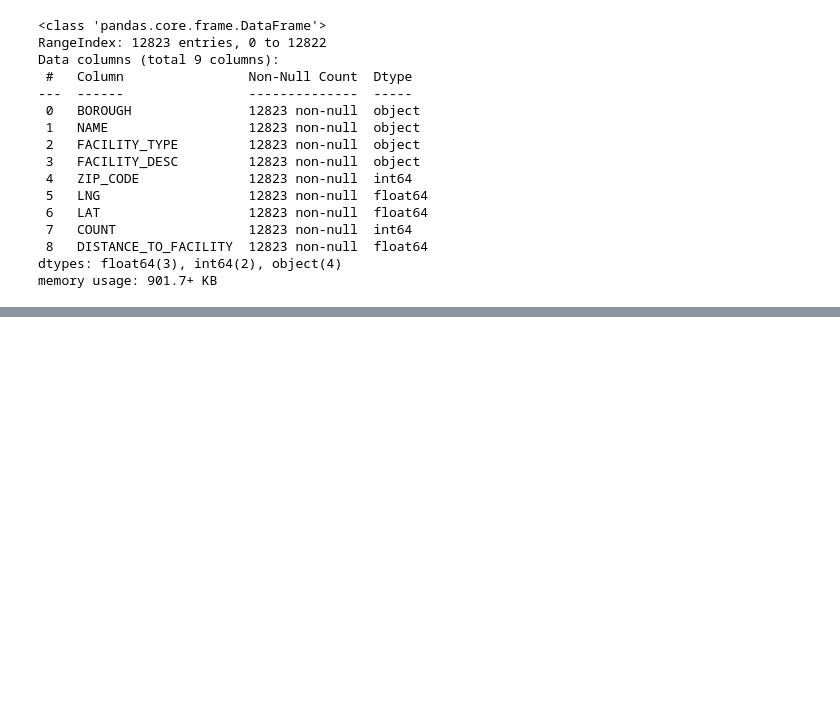
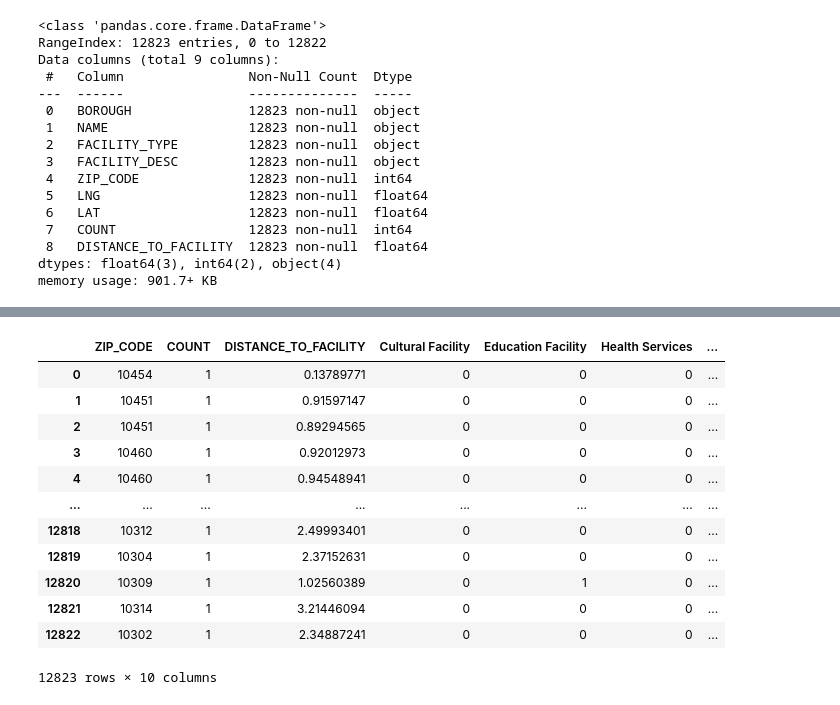
Before and after one commit to NikAkt/reiah, a Jupyter notebook: data_analytics/data_cleaning/amenities_data/amenities_data.ipynb, the cells around one changed output, grey strips where cells are left out. Saved outputs shown, nothing was run; the diff lists cells and outputs as text; code cells hidden in the pictures; blank space fills up the shorter version.

```diff
--- a/data_analytics/data_cleaning/amenities_data/amenities_data.ipynb
+++ b/data_analytics/data_cleaning/amenities_data/amenities_data.ipynb
@@ -390,4 +390,4 @@ dtypes: float64(3), int64(2), object(4)
 memory usage: 901.7+ KB
 # %%
 # Drop
-grouped_data.drop(columns=['NAME', 'DISTANCE_TO_FACILITY', 'BOROUGH', 'FACILITY_DESC'], inplace=True)
+grouped_data.drop(columns=['NAME', 'BOROUGH', 'FACILITY_DESC', 'LNG', 'LAT'], inplace=True)
@@ -394,3 +410,36 @@ grouped_data.drop(columns=['NAME', 'DISTANCE_TO_FACILITY', 'BOROUGH', 'FACILITY_
 # %%
 # Save
 grouped_data.to_csv('amenities_model_data.csv', index=False)
+# %%
+import pandas as pd
+
+# One-hot encode
+one_hot_encoded_data = pd.get_dummies(grouped_data, columns=['FACILITY_TYPE'])
+
+# Convert
+for col in one_hot_encoded_data.columns:
+    if col.startswith('FACILITY_TYPE_'):
+        one_hot_encoded_data[col] = one_hot_encoded_data[col].astype(int)
+
+# Rename
+one_hot_encoded_data.columns = one_hot_encoded_data.columns.str.replace('FACILITY_TYPE_', '')
+
+# Set pandas
+pd.set_option('display.precision', 8)
+
+# Display
+one_hot_encoded_data
+# %% [output]
+|  | ZIP_CODE | COUNT | DISTANCE_TO_FACILITY | Cultural Facility | Education Facility | Health Services | ... |
+| 0 | 10454 | 1 | 0.13789771 | 0 | 0 | 0 | ... |
+| 1 | 10451 | 1 | 0.91597147 | 0 | 0 | 0 | ... |
+| 2 | 10451 | 1 | 0.89294565 | 0 | 0 | 0 | ... |
+| 3 | 10460 | 1 | 0.92012973 | 0 | 0 | 0 | ... |
+| 4 | 10460 | 1 | 0.94548941 | 0 | 0 | 0 | ... |
+| ... | ... | ... | ... | ... | ... | ... | ... |
+| 12818 | 10312 | 1 | 2.49993401 | 0 | 0 | 0 | ... |
+| 12819 | 10304 | 1 | 2.37152631 | 0 | 0 | 0 | ... |
+| 12820 | 10309 | 1 | 1.02560389 | 0 | 1 | 0 | ... |
+| 12821 | 10314 | 1 | 3.21446094 | 0 | 0 | 0 | ... |
+| 12822 | 10302 | 1 | 2.34887241 | 0 | 0 | 0 | ... |
+12823 rows × 10 columns
```
Also changed, not shown: parts of 1 cell of this notebook, 2 other files.
